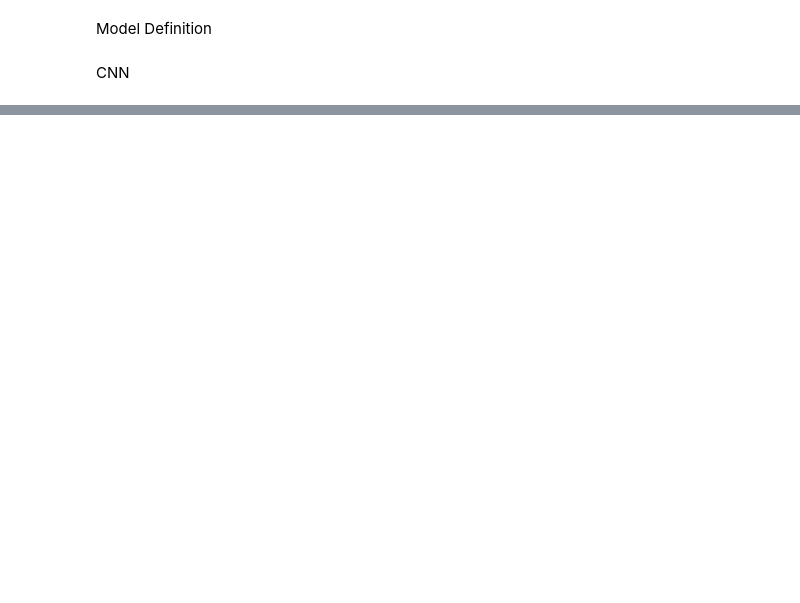
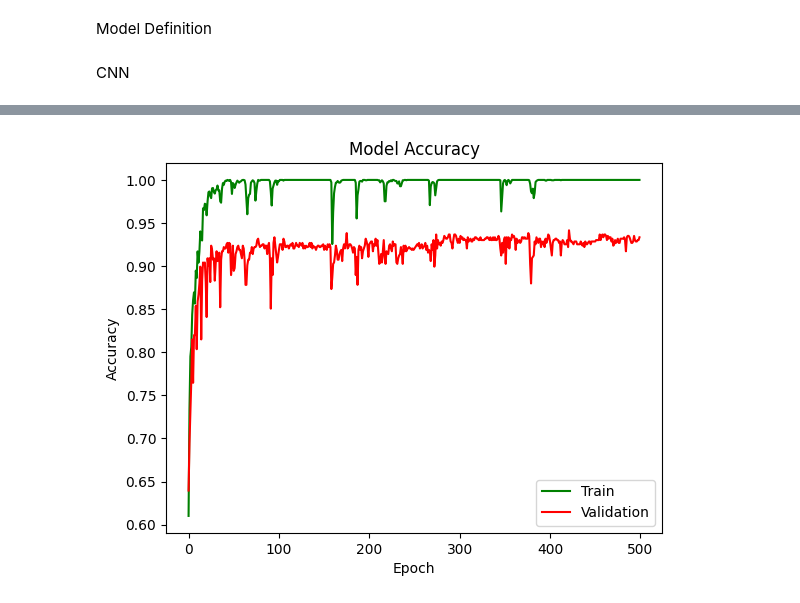
Before and after one commit to Mahdiyeh-Asgharpour/Multi-Stage-Brain-Tumor-Diagnosis, a Jupyter notebook: code.ipynb, the cells around one changed output, grey strips where cells are left out. Cells and saved outputs as stored; diff of their text form; code cells hidden in the pictures; blank space fills up the shorter version.

Commit message:
fit the model

```diff
--- a/code.ipynb
+++ b/code.ipynb
@@ -286,7 +290,7 @@ from tensorflow.keras.models import Sequential
 from tensorflow.keras.layers import Conv2D, AveragePooling2D,MaxPooling2D,Flatten,Dense,Dropout
 K.clear_session()
 model_CNN = Sequential([
-    Conv2D(256, (3,3), activation='relu', input_shape=(256, 256, 1)),
+    Conv2D(256, (3,3), activation='relu', input_shape=(128, 128, 1)),
     AveragePooling2D(2,2),
     Conv2D(128, (3,3), activation='relu'),
     Dropout(0.5),
@@ -296,7 +300,7 @@ model_CNN = Sequential([
     Flatten(),
     Dense(3, activation='softmax')
 ])
-model_CNN.compile(optimizer='adam', loss='categorical_crossentropy', metrics=['accuracy'])
+model_CNN.compile(optimizer='adamw', loss='categorical_crossentropy', metrics=['accuracy'])
 history_CNN = model_CNN.fit(x_train, y_train, epochs=500, batch_size=64, validation_data=(x_test, y_test))
 # %% [output]
 Epoch 1/500
@@ -318,0 +323,11 @@ Epoch 500/500
+# %%
+import matplotlib.pyplot as plt
+plt.plot(history_CNN.history['accuracy'],color="green")
+plt.plot(history_CNN.history['val_accuracy'],color="red")
+plt.title('Model Accuracy')
+plt.ylabel('Accuracy')
+plt.xlabel('Epoch')
+plt.legend(['Train', 'Validation'], loc='lower right')
+plt.show()
+# %% [output]
+[figure, added]
```
Also changed, not shown: parts of 5 cells of this notebook.
